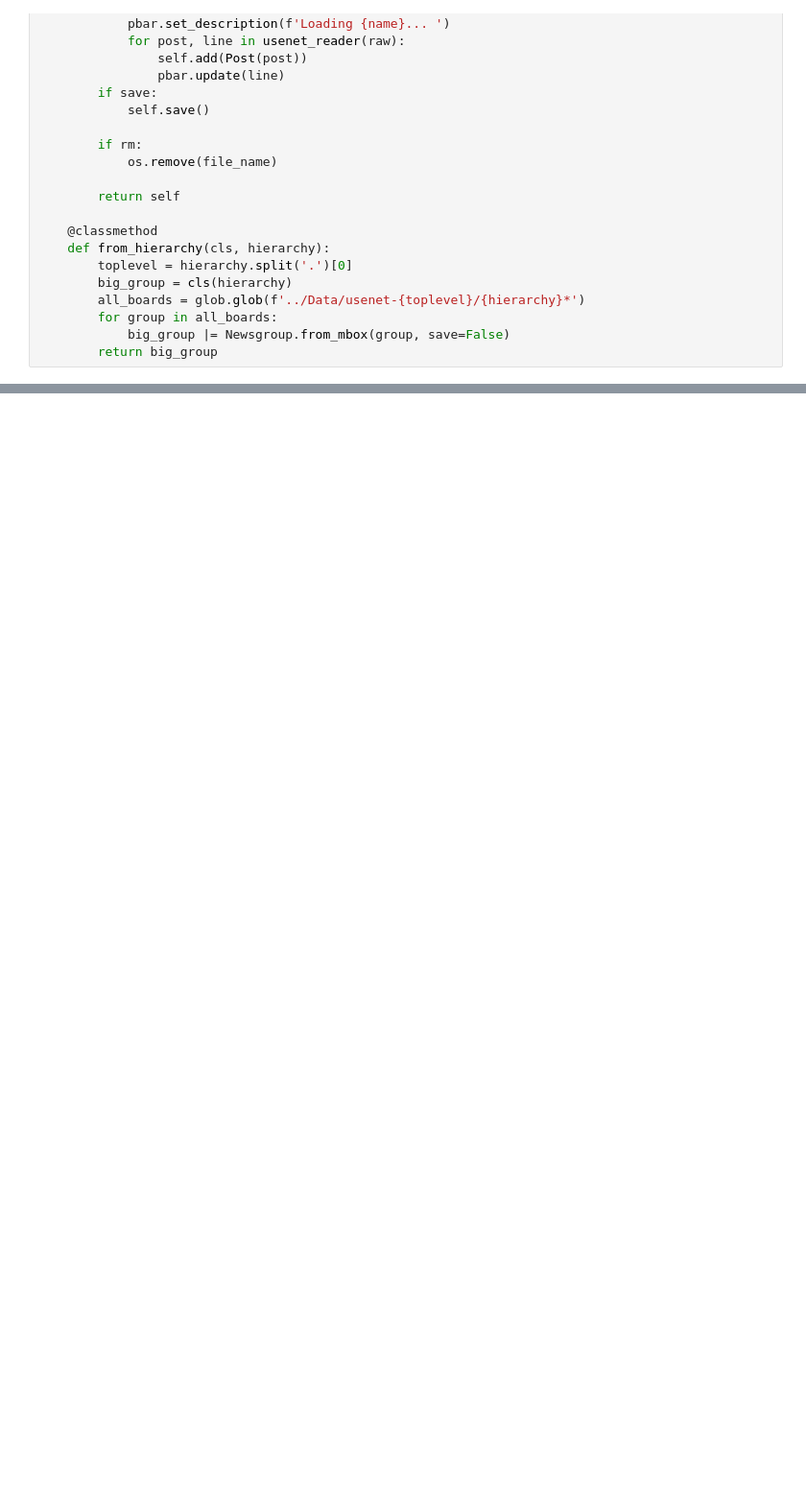
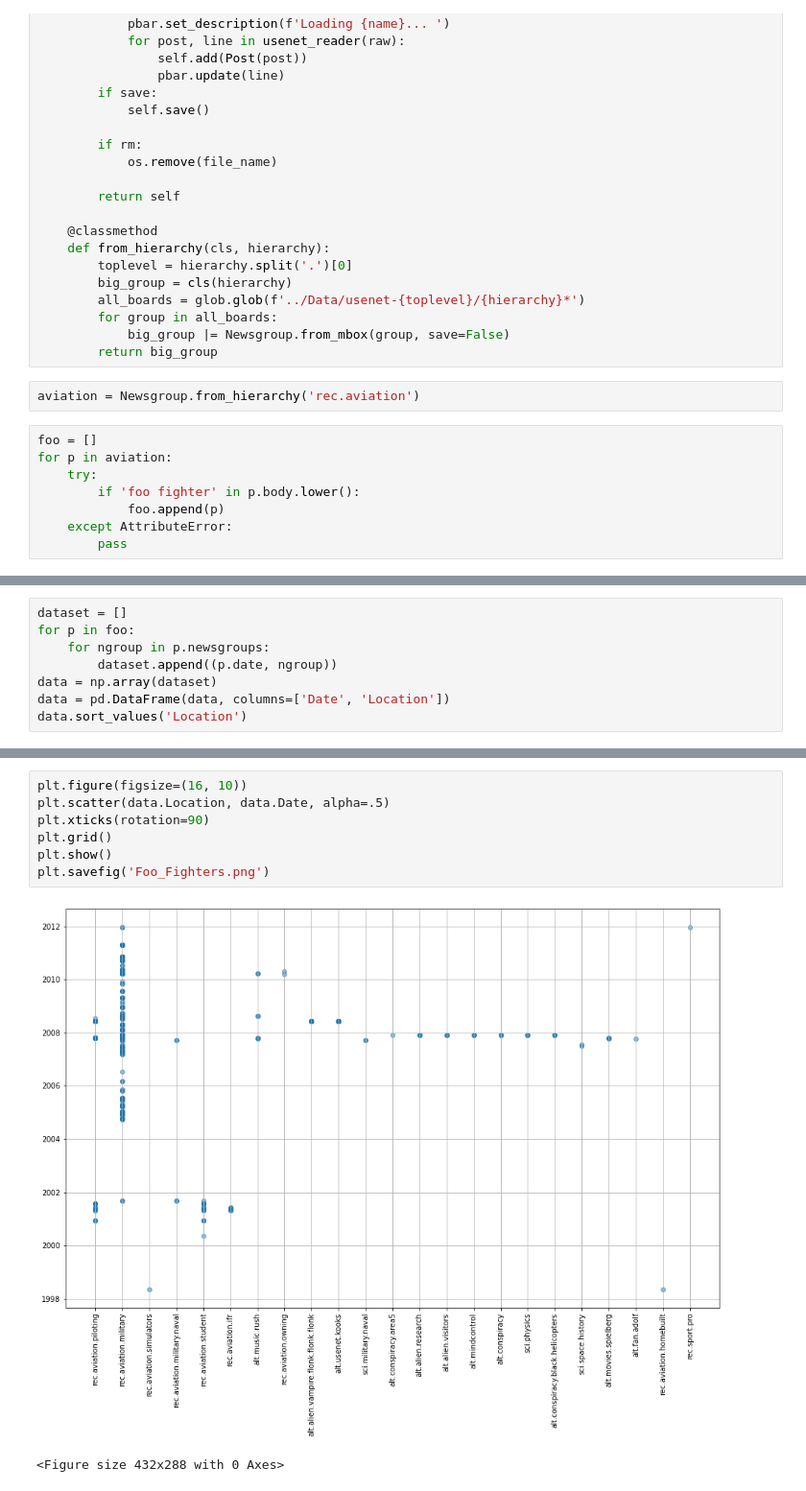
Before and after one commit to SoyBison/sex-internet-theories, a Jupyter notebook: breadboard.ipynb, the cells around one changed output, grey strips where cells are left out. Shown at 96% size. Drawn from its saved outputs; the diff is of its cells as text; blank space fills up the shorter version.

```diff
--- a/breadboard.ipynb
+++ b/breadboard.ipynb
@@ -167,3 +167,13 @@ class Newsgroup(set):
         for group in all_boards:
             big_group |= Newsgroup.from_mbox(group, save=False)
         return big_group
+# %%
+aviation = Newsgroup.from_hierarchy('rec.aviation')
+# %%
+foo = []
+for p in aviation:
+    try:
+        if 'foo fighter' in p.body.lower():
+            foo.append(p)
+    except AttributeError:
+        pass
@@ -169,0 +194,8 @@ class Newsgroup(set):
+# %%
+dataset = []
+for p in foo:
+    for ngroup in p.newsgroups:
+        dataset.append((p.date, ngroup))
+data = np.array(dataset)
+data = pd.DataFrame(data, columns=['Date', 'Location'])
+data.sort_values('Location')
@@ -169,0 +216,10 @@ class Newsgroup(set):
+# %%
+plt.figure(figsize=(16, 10))
+plt.scatter(data.Location, data.Date, alpha=.5)
+plt.xticks(rotation=90)
+plt.grid()
+plt.show()
+plt.savefig('Foo_Fighters.png')
+# %% [output]
+[figure, added]
+<Figure size 432x288 with 0 Axes>
```
Also changed, not shown: parts of 5 cells of this notebook.
